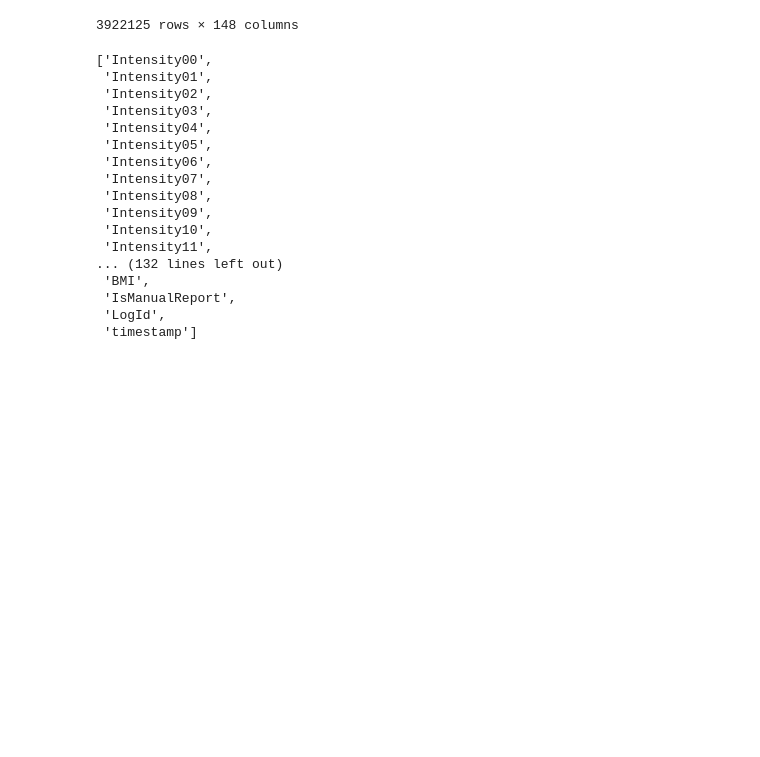
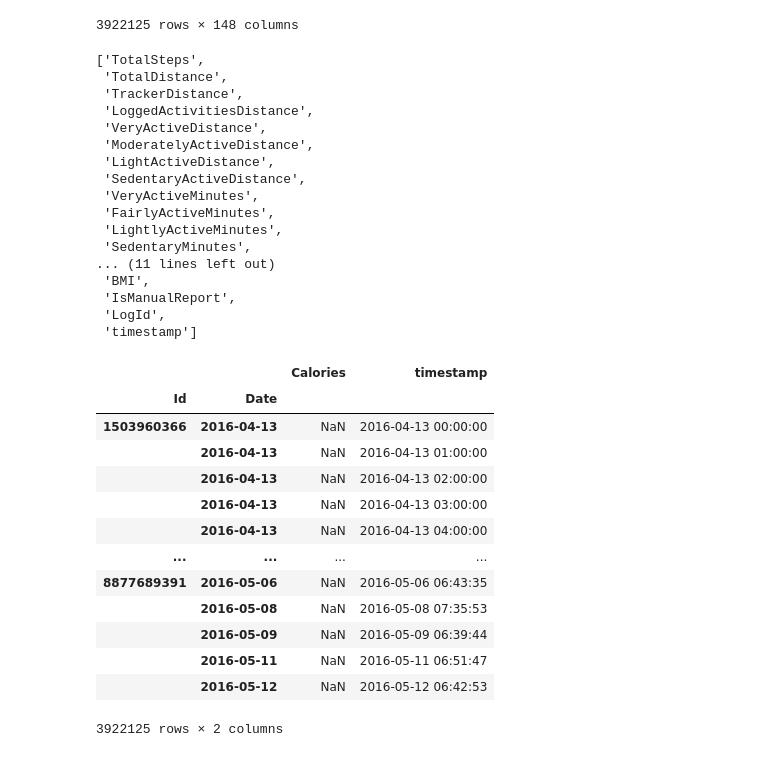
Before and after one commit to adamkhakhar/fitbit, a Jupyter notebook: EDA.ipynb, the cells around one changed output. Cells and saved outputs as stored; diff of their text form; code cells hidden in the pictures; blank space fills up the shorter version.

```diff
--- a/EDA.ipynb
+++ b/EDA.ipynb
@@ -443,22 +450,39 @@ index_df
 |  | 2016-05-12 | NaN | NaN | NaN | NaN | NaN | NaN | NaN | ... |
 3922125 rows × 148 columns
 # %%
-index_df.columns.tolist()
+[x for x in index_df.columns.tolist() if not x.startswith("Intensity")  and not x.startswith("Steps")]
 # %% [output]
-['Intensity00',
- 'Intensity01',
- 'Intensity02',
- 'Intensity03',
- 'Intensity04',
- 'Intensity05',
- 'Intensity06',
- 'Intensity07',
- 'Intensity08',
- 'Intensity09',
- 'Intensity10',
- 'Intensity11',
-... (132 lines left out)
+['TotalSteps',
+ 'TotalDistance',
+ 'TrackerDistance',
+ 'LoggedActivitiesDistance',
+ 'VeryActiveDistance',
+ 'ModeratelyActiveDistance',
+ 'LightActiveDistance',
+ 'SedentaryActiveDistance',
+ 'VeryActiveMinutes',
+ 'FairlyActiveMinutes',
+ 'LightlyActiveMinutes',
+ 'SedentaryMinutes',
+... (11 lines left out)
  'BMI',
  'IsManualReport',
  'LogId',
  'timestamp']
+# %%
+index_df[["Calories", "timestamp"]]
+# %% [output]
+|  |  | Calories | timestamp |
+| Id | Date |  |  |
+| 1503960366 | 2016-04-13 | NaN | 2016-04-13 00:00:00 |
+|  | 2016-04-13 | NaN | 2016-04-13 01:00:00 |
+|  | 2016-04-13 | NaN | 2016-04-13 02:00:00 |
+|  | 2016-04-13 | NaN | 2016-04-13 03:00:00 |
+|  | 2016-04-13 | NaN | 2016-04-13 04:00:00 |
+| ... | ... | ... | ... |
+| 8877689391 | 2016-05-06 | NaN | 2016-05-06 06:43:35 |
+|  | 2016-05-08 | NaN | 2016-05-08 07:35:53 |
+|  | 2016-05-09 | NaN | 2016-05-09 06:39:44 |
+|  | 2016-05-11 | NaN | 2016-05-11 06:51:47 |
+|  | 2016-05-12 | NaN | 2016-05-12 06:42:53 |
+3922125 rows × 2 columns
```
Also changed, not shown: parts of 10 cells of this notebook.
